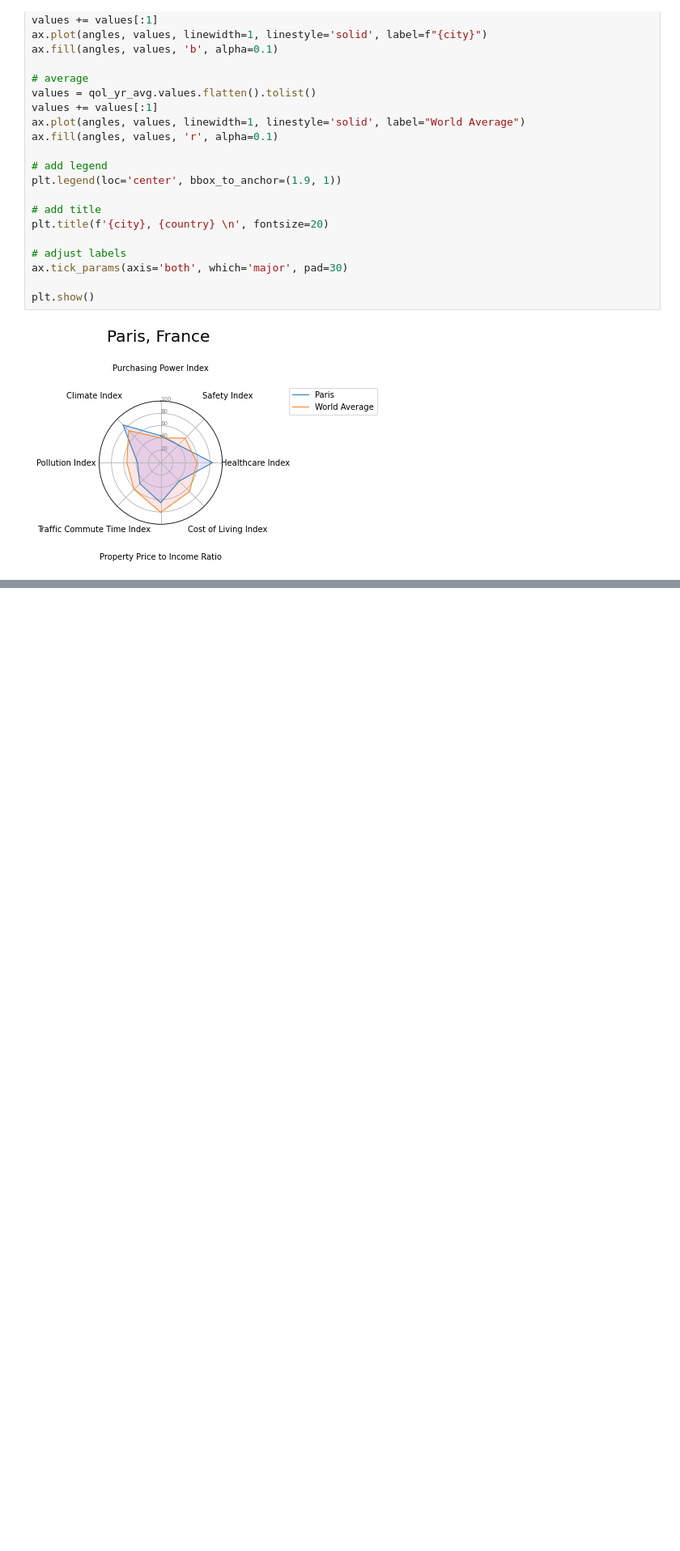
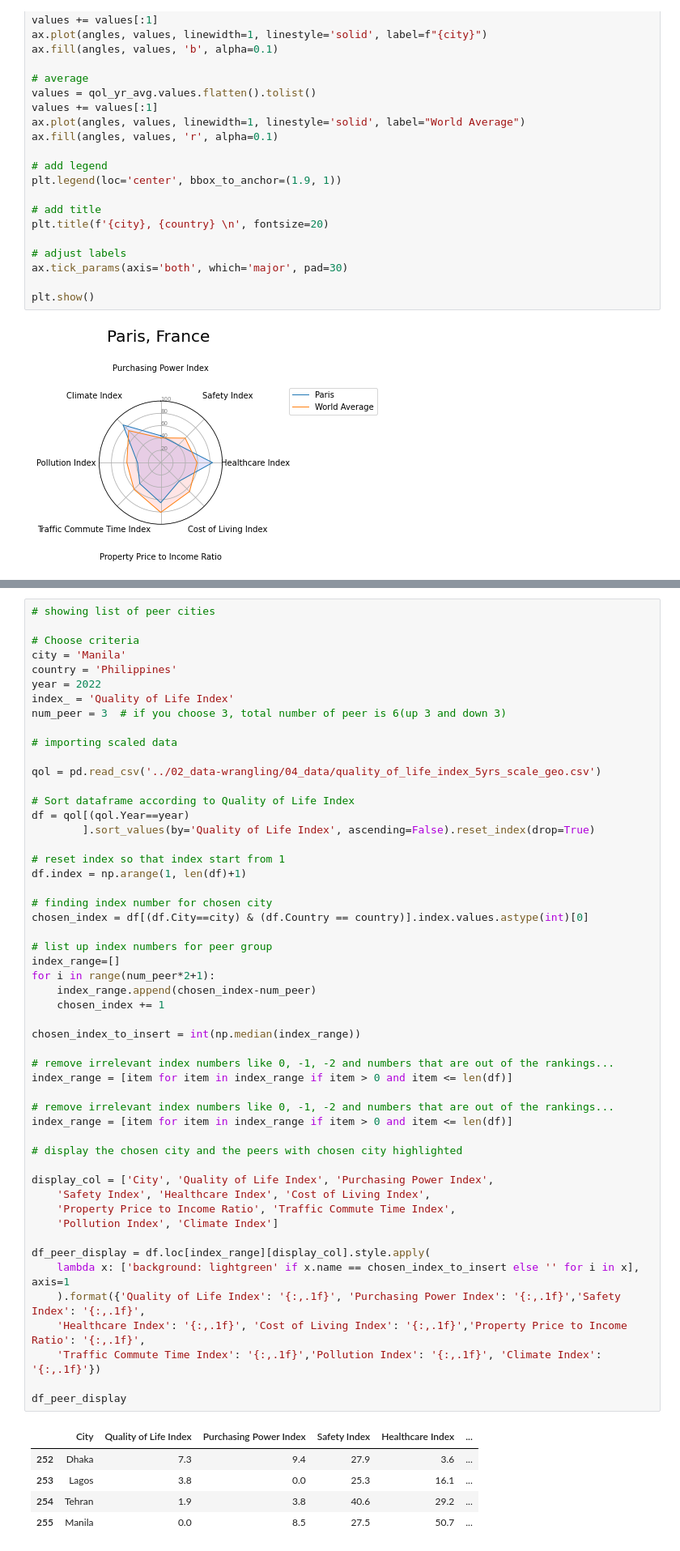
Before and after one commit to adamysyim/quality-of-life-eco395m-final, a Jupyter notebook: 03_data analysis and visualization/02_World.ipynb, the cells around one changed output, grey strips where cells are left out. Shown: that part at 81% size. Drawn from its saved outputs; the diff is of its cells as text; blank space fills up the shorter version.

```diff
--- a/03_data analysis and visualization/02_World.ipynb
+++ b/03_data analysis and visualization/02_World.ipynb
@@ -338,0 +339,58 @@ plt.show()
+# %%
+# showing list of peer cities
+
+# Choose criteria
+city = 'Manila'
+country = 'Philippines'
+year = 2022
+index_ = 'Quality of Life Index'
+num_peer = 3  # if you choose 3, total number of peer is 6(up 3 and down 3)
+
+# importing scaled data
+
+qol = pd.read_csv('../02_data-wrangling/04_data/quality_of_life_index_5yrs_scale_geo.csv')
+
+# Sort dataframe according to Quality of Life Index
+df = qol[(qol.Year==year)
+        ].sort_values(by='Quality of Life Index', ascending=False).reset_index(drop=True)
+
+# reset index so that index start from 1
+df.index = np.arange(1, len(df)+1)
+
+# finding index number for chosen city
+chosen_index = df[(df.City==city) & (df.Country == country)].index.values.astype(int)[0]
+
+# list up index numbers for peer group
+index_range=[]
+for i in range(num_peer*2+1):
+    index_range.append(chosen_index-num_peer)
+    chosen_index += 1
+
+chosen_index_to_insert = int(np.median(index_range))
+
+# remove irrelevant index numbers like 0, -1, -2 and numbers that are out of the rankings...
+index_range = [item for item in index_range if item > 0 and item <= len(df)]
+
+# remove irrelevant index numbers like 0, -1, -2 and numbers that are out of the rankings...
+index_range = [item for item in index_range if item > 0 and item <= len(df)]
+
+# display the chosen city and the peers with chosen city highlighted
+
+display_col = ['City', 'Quality of Life Index', 'Purchasing Power Index',
+    'Safety Index', 'Healthcare Index', 'Cost of Living Index',
+    'Property Price to Income Ratio', 'Traffic Commute Time Index',
+    'Pollution Index', 'Climate Index']
+
+df_peer_display = df.loc[index_range][display_col].style.apply(
+    lambda x: ['background: lightgreen' if x.name == chosen_index_to_insert else '' for i in x], axis=1
+    ).format({'Quality of Life Index': '{:,.1f}', 'Purchasing Power Index': '{:,.1f}','Safety Index': '{:,.1f}',
+    'Healthcare Index': '{:,.1f}', 'Cost of Living Index': '{:,.1f}','Property Price to Income Ratio': '{:,.1f}',
+    'Traffic Commute Time Index': '{:,.1f}','Pollution Index': '{:,.1f}', 'Climate Index': '{:,.1f}'})
+
+df_peer_display
+# %% [output]
+|  | City | Quality of Life Index | Purchasing Power Index | Safety Index | Healthcare Index | ... |
+| 252 | Dhaka | 7.3 | 9.4 | 27.9 | 3.6 | ... |
+| 253 | Lagos | 3.8 | 0.0 | 25.3 | 16.1 | ... |
+| 254 | Tehran | 1.9 | 3.8 | 40.6 | 29.2 | ... |
+| 255 | Manila | 0.0 | 8.5 | 27.5 | 50.7 | ... |
```
Also changed, not shown: parts of 2 cells of this notebook, 5 other files.
